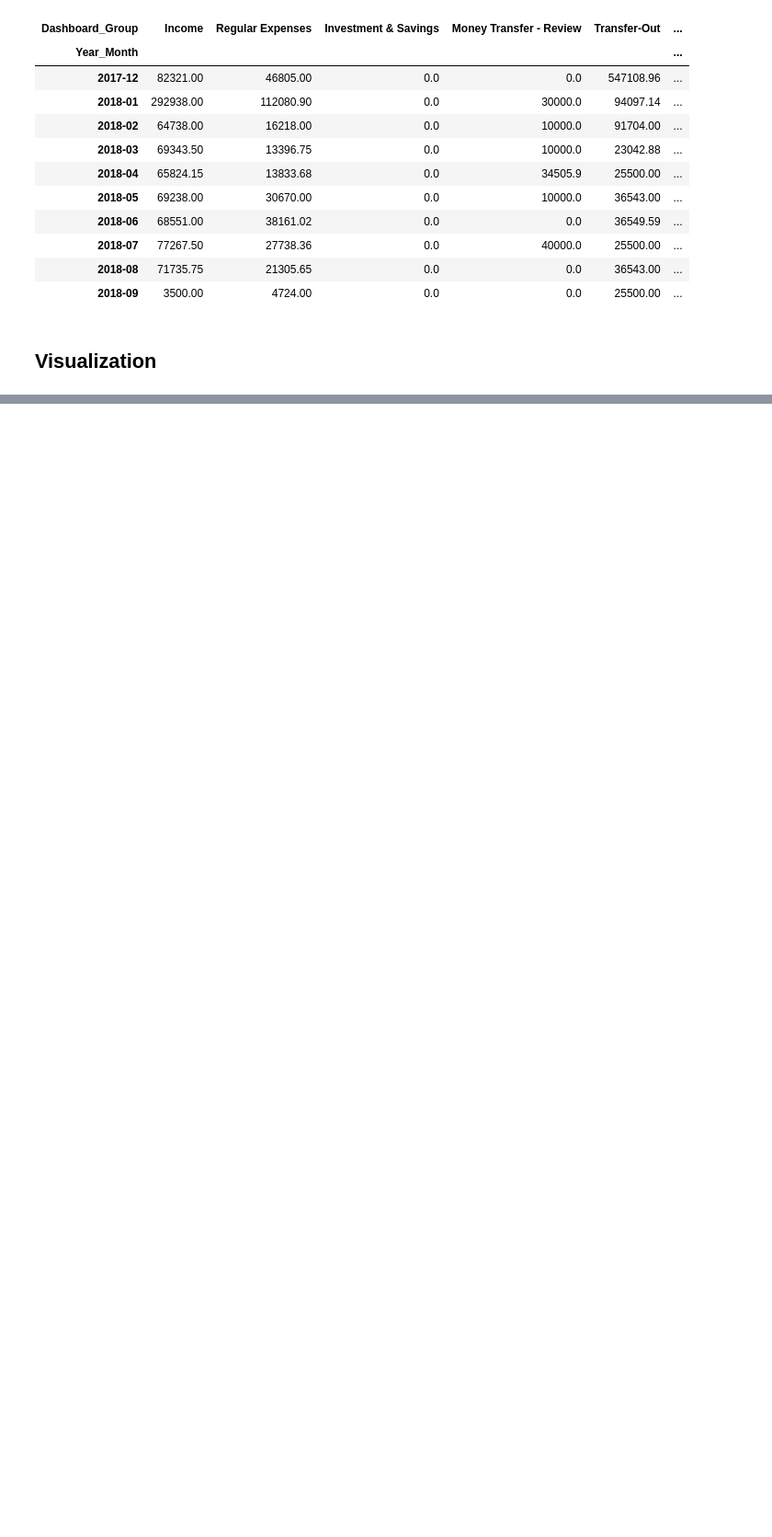
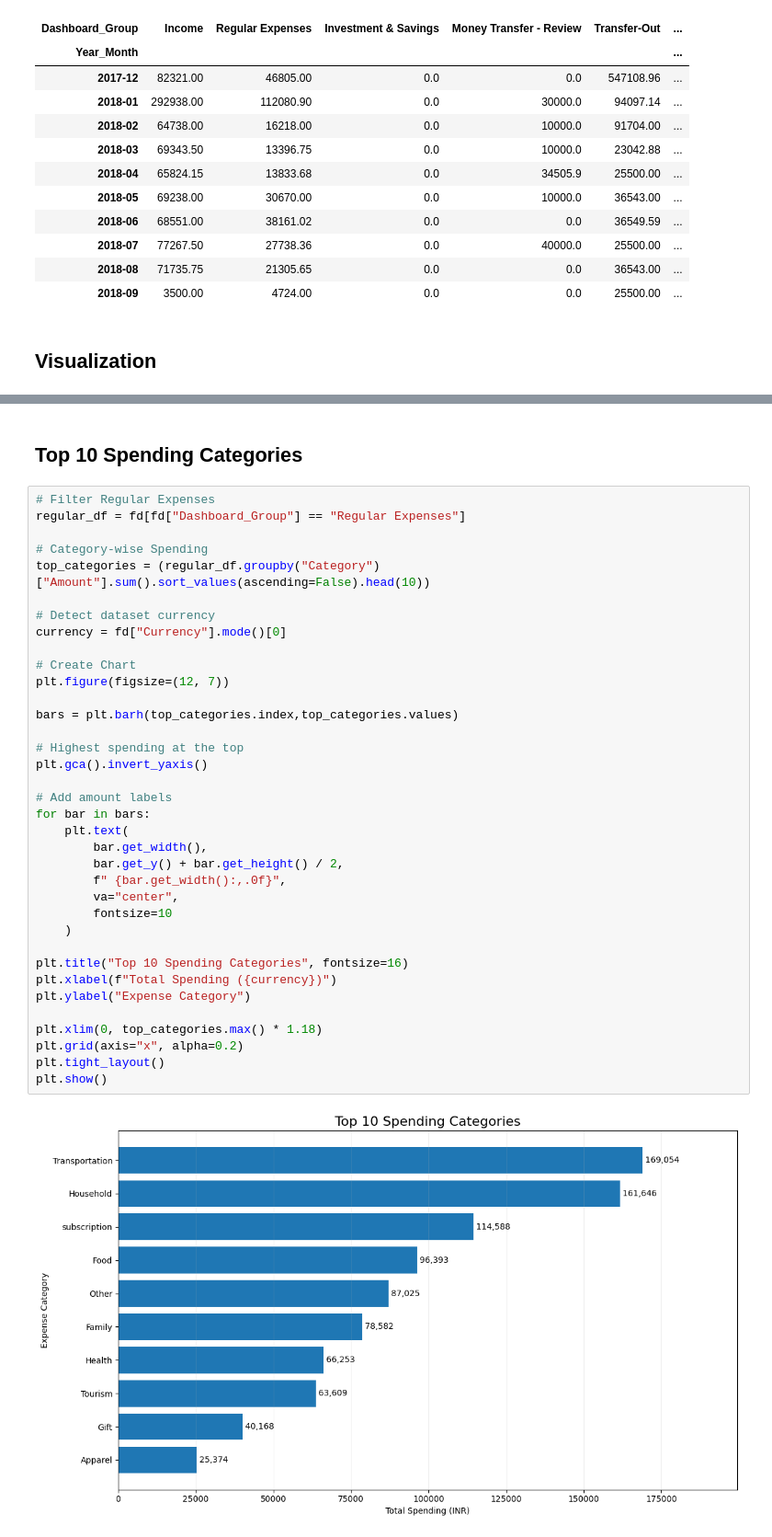
Before and after one commit to eshat69/AI-Personal_Finance-Manager, a Jupyter notebook: Financial_Dashboard.ipynb, the cells around one changed output, grey strips where cells are left out. Shown at 92% size. Drawn from its saved outputs; the diff is of its cells as text; blank space fills up the shorter version.

```diff
--- a/Financial_Dashboard.ipynb
+++ b/Financial_Dashboard.ipynb
@@ -748,0 +749,40 @@ plt.show()
+# %% [markdown]
+## Top 10 Spending Categories
+# %%
+# Filter Regular Expenses
+regular_df = fd[fd["Dashboard_Group"] == "Regular Expenses"]
+
+# Category-wise Spending
+top_categories = (regular_df.groupby("Category")["Amount"].sum().sort_values(ascending=False).head(10))
+
+# Detect dataset currency
+currency = fd["Currency"].mode()[0]
+
+# Create Chart
+plt.figure(figsize=(12, 7))
+
+bars = plt.barh(top_categories.index,top_categories.values)
+
+# Highest spending at the top
+plt.gca().invert_yaxis()
+
+# Add amount labels
+for bar in bars:
+    plt.text(
+        bar.get_width(),
+        bar.get_y() + bar.get_height() / 2,
+        f" {bar.get_width():,.0f}",
+        va="center",
+        fontsize=10
+    )
+
+plt.title("Top 10 Spending Categories", fontsize=16)
+plt.xlabel(f"Total Spending ({currency})")
+plt.ylabel("Expense Category")
+
+plt.xlim(0, top_categories.max() * 1.18)
+plt.grid(axis="x", alpha=0.2)
+plt.tight_layout()
+plt.show()
+# %% [output]
+[figure, added]
```
Also changed, not shown: parts of 3 cells of this notebook.
